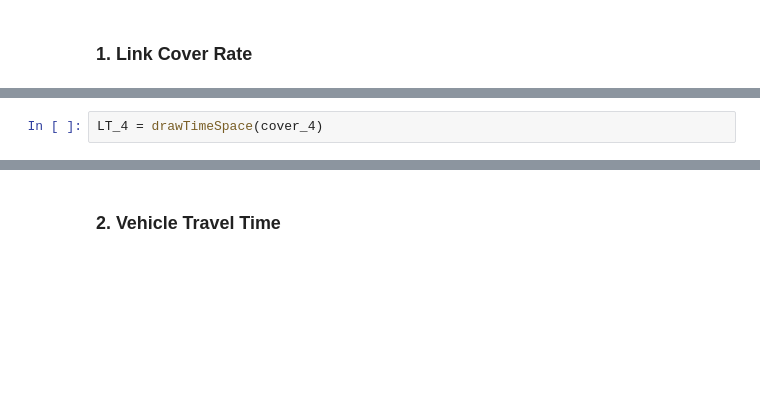
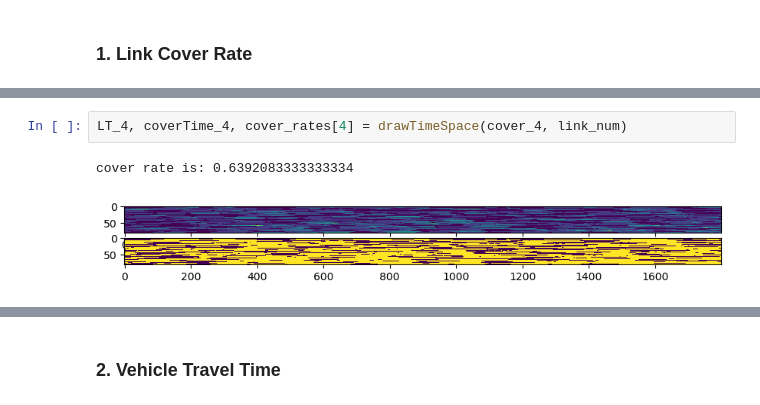
Before and after one commit to Dylan-Wyl10/RoboSense, a Jupyter notebook: analysis/dataAnalysis.ipynb, the cells around one changed output, grey strips where cells are left out. Drawn from its saved outputs; the diff is of its cells as text; blank space fills up the shorter version.

```diff
--- a/analysis/dataAnalysis.ipynb
+++ b/analysis/dataAnalysis.ipynb
@@ -86,3 +93,6 @@ cover rate is: 0.6719097222222222
 # %%
-LT_4 = drawTimeSpace(cover_4)
+LT_4, coverTime_4, cover_rates[4] = drawTimeSpace(cover_4, link_num)
+# %% [output]
+cover rate is: 0.6392083333333334
+[figure, added]
 # %%
```
Also changed, not shown: parts of 25 cells of this notebook, 38 other files.
